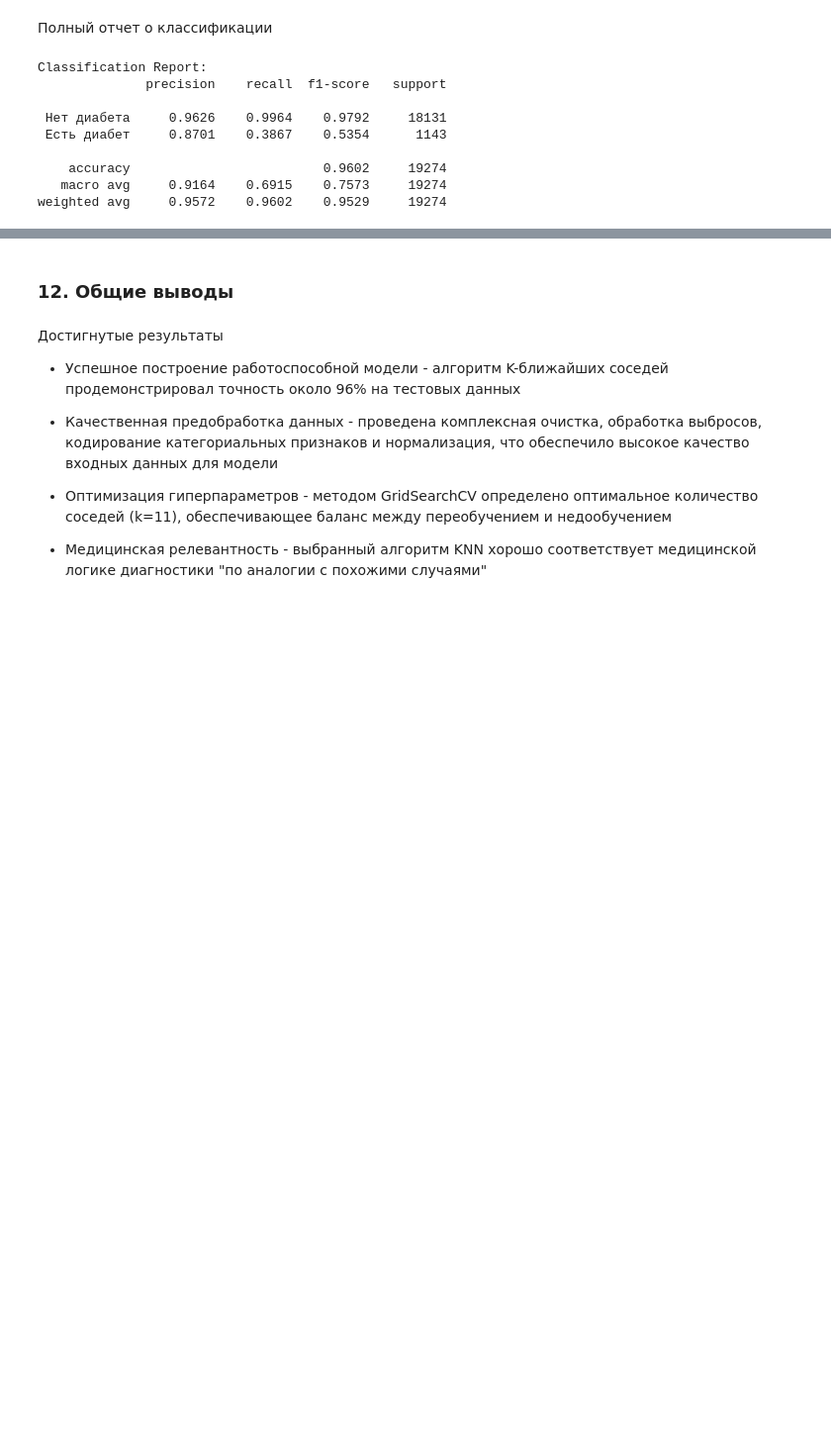
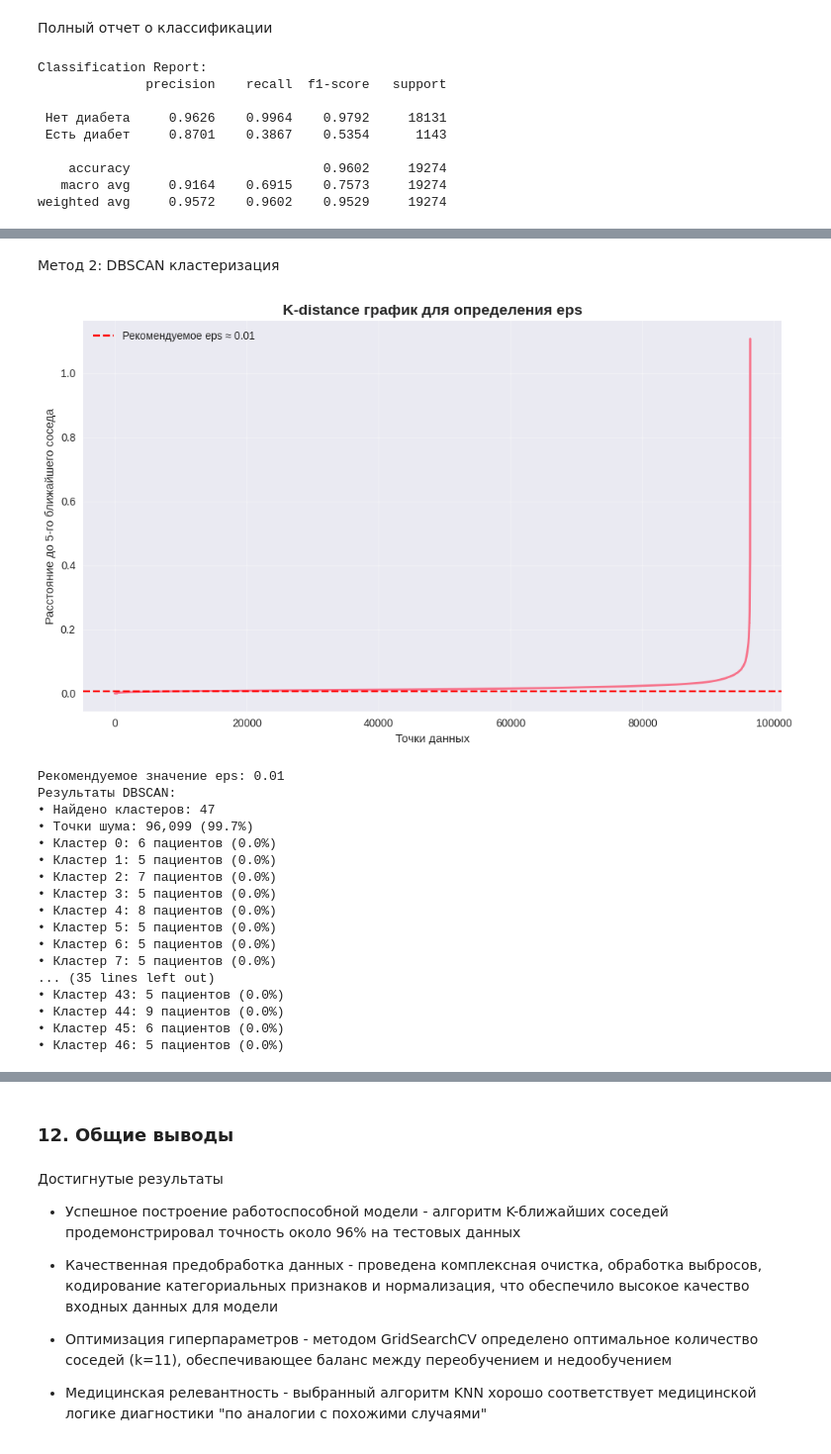
Before and after one commit to Kvoks/ML, a Jupyter notebook: ML1Khovansky.ipynb, the cells around one changed output, grey strips where cells are left out. Shown at 99% size. Cells and saved outputs as stored; diff of their text form; code cells hidden in the pictures; blank space fills up the shorter version.

```diff
--- a/ML1Khovansky.ipynb
+++ b/ML1Khovansky.ipynb
@@ -1348,0 +1476,62 @@ weighted avg     0.9572    0.9602    0.9529     19274
+# %% [markdown]
+Метод 2: DBSCAN кластеризация
+# %%
+from sklearn.cluster import DBSCAN
+from sklearn.neighbors import NearestNeighbors
+
+
+neighbors = NearestNeighbors(n_neighbors=5)
+neighbors_fit = neighbors.fit(X_pca)
+distances, indices = neighbors_fit.kneighbors(X_pca)
+distances = np.sort(distances[:, -1], axis=0)
+
+plt.figure(figsize=(10, 6))
+plt.plot(distances, linewidth=2)
+plt.title('K-distance график для определения eps', fontweight='bold', fontsize=14)
+plt.xlabel('Точки данных')
+plt.ylabel('Расстояние до 5-го ближайшего соседа')
+plt.grid(alpha=0.3)
+
+knee_point = distances[len(distances) // 10]
+plt.axhline(y=knee_point, color='r', linestyle='--', label=f'Рекомендуемое eps ≈ {knee_point:.2f}')
+plt.legend()
+plt.tight_layout()
+plt.show()
+
+print(f"Рекомендуемое значение eps: {knee_point:.2f}")
+
+dbscan = DBSCAN(eps=knee_point, min_samples=5, metric='euclidean')
+dbscan_labels = dbscan.fit_predict(X_cluster)
+
+n_clusters_dbscan = len(set(dbscan_labels)) - (1 if -1 in dbscan_labels else 0)
+n_noise = list(dbscan_labels).count(-1)
+
+print(f"Результаты DBSCAN:")
+print(f"• Найдено кластеров: {n_clusters_dbscan}")
+print(f"• Точки шума: {n_noise:,} ({n_noise/len(dbscan_labels)*100:.1f}%)")
+
+if n_clusters_dbscan > 0:
+    for i in range(n_clusters_dbscan):
+        cluster_size = np.sum(dbscan_labels == i)
+        print(f"• Кластер {i}: {cluster_size:,} пациентов ({cluster_size/len(dbscan_labels)*100:.1f}%)")
+else:
+    print("DBSCAN не нашёл кластеров - возможно, требуется настройка параметров")
+# %% [output]
+[figure, added]
+Рекомендуемое значение eps: 0.01
+Результаты DBSCAN:
+• Найдено кластеров: 47
+• Точки шума: 96,099 (99.7%)
+• Кластер 0: 6 пациентов (0.0%)
+• Кластер 1: 5 пациентов (0.0%)
+• Кластер 2: 7 пациентов (0.0%)
+• Кластер 3: 5 пациентов (0.0%)
+• Кластер 4: 8 пациентов (0.0%)
+• Кластер 5: 5 пациентов (0.0%)
+• Кластер 6: 5 пациентов (0.0%)
+• Кластер 7: 5 пациентов (0.0%)
+... (35 lines left out)
+• Кластер 43: 5 пациентов (0.0%)
+• Кластер 44: 9 пациентов (0.0%)
+• Кластер 45: 6 пациентов (0.0%)
+• Кластер 46: 5 пациентов (0.0%)
```
Also changed, not shown: parts of 19 cells of this notebook.
